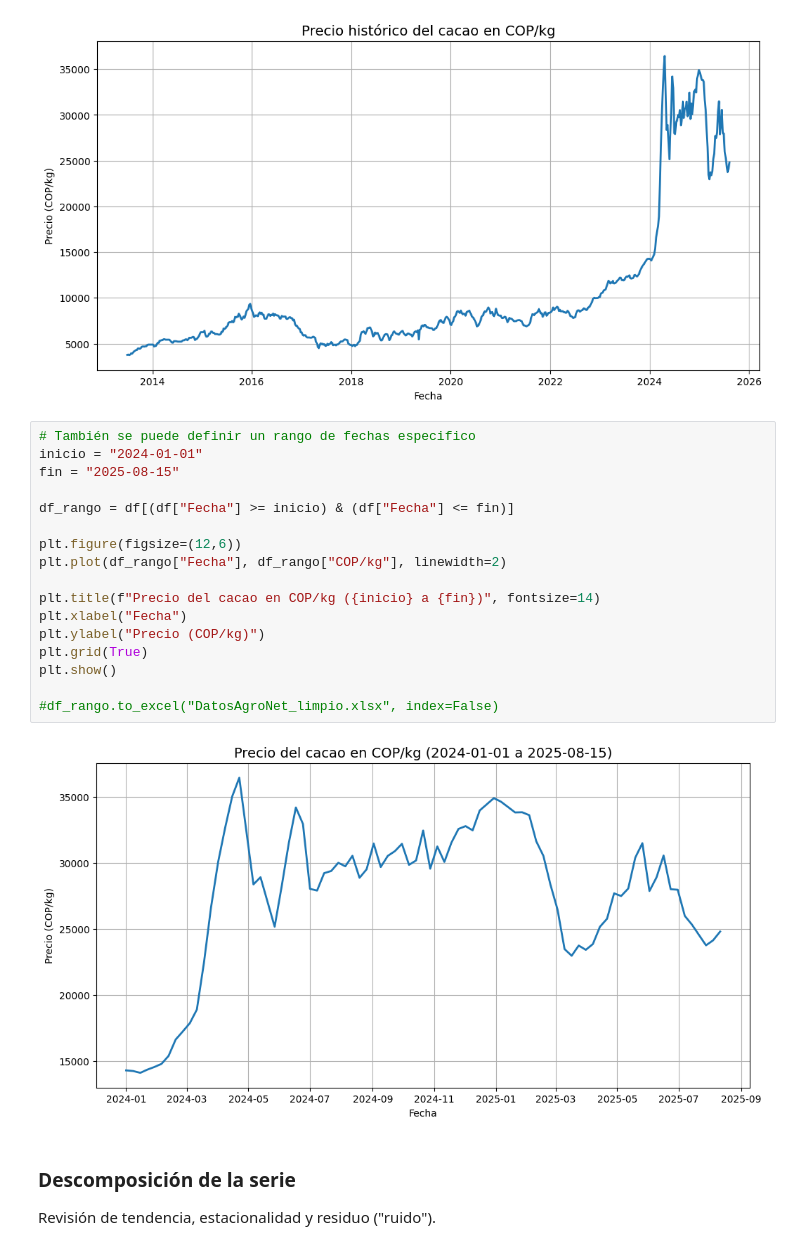
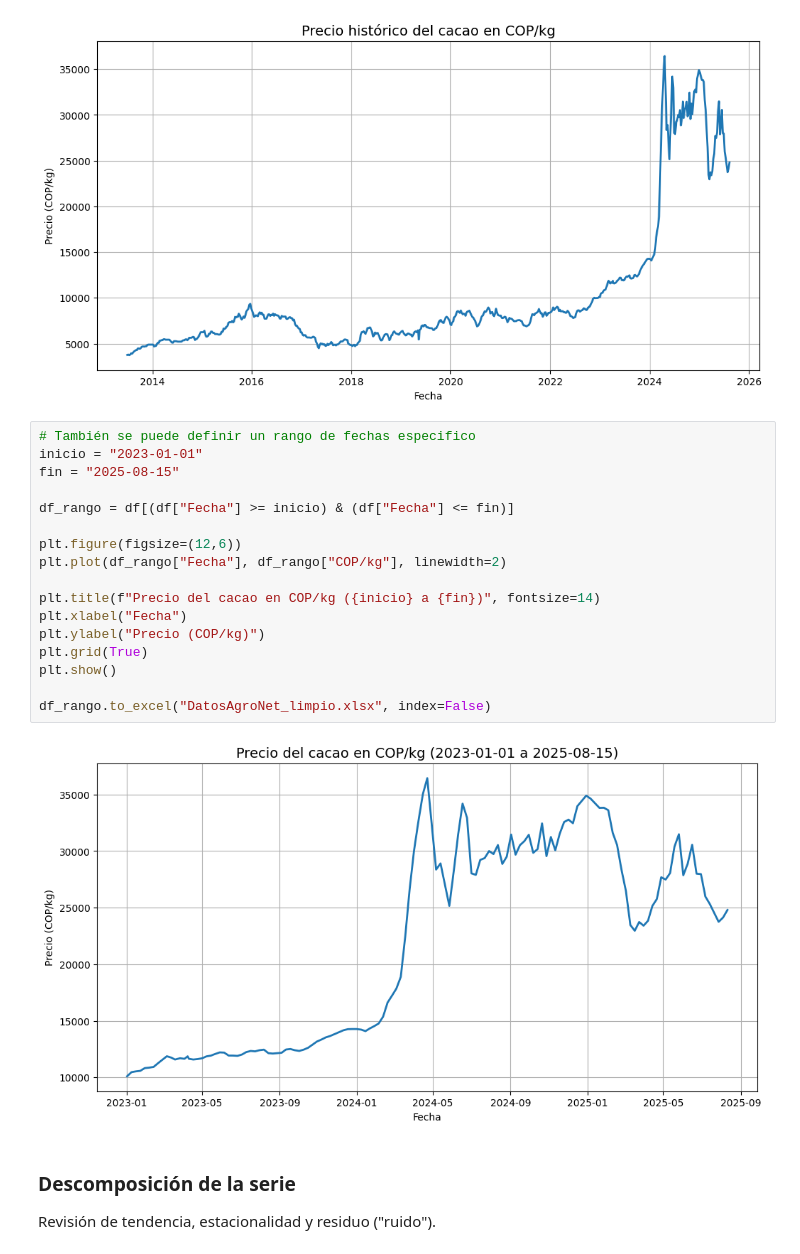
Before and after one commit to pedr0jos3/Mi-tesis, a Jupyter notebook: ExploracionDatosPrecioAgroNet.ipynb, the cells around one changed output. Cells and saved outputs as stored; diff of their text form.

```diff
--- a/ExploracionDatosPrecioAgroNet.ipynb
+++ b/ExploracionDatosPrecioAgroNet.ipynb
@@ -102,23 +102,23 @@ plt.show()
 [figure]
 # %%
 # También se puede definir un rango de fechas especifico
-inicio = "2024-01-01"
+inicio = "2023-01-01"
 fin = "2025-08-15"
 
 df_rango = df[(df["Fecha"] >= inicio) & (df["Fecha"] <= fin)]
 
 plt.figure(figsize=(12,6))
 plt.plot(df_rango["Fecha"], df_rango["COP/kg"], linewidth=2)
 
 plt.title(f"Precio del cacao en COP/kg ({inicio} a {fin})", fontsize=14)
 plt.xlabel("Fecha")
 plt.ylabel("Precio (COP/kg)")
 plt.grid(True)
 plt.show()
 
-#df_rango.to_excel("DatosAgroNet_limpio.xlsx", index=False)
+df_rango.to_excel("DatosAgroNet_limpio.xlsx", index=False)
 # %% [output]
-[figure, old version]
+[figure, new version]
 # %% [markdown]
 ### **Descomposición de la serie**
 Revisión de tendencia, estacionalidad y residuo ("ruido").
```
Also changed, not shown: 10 other files.
